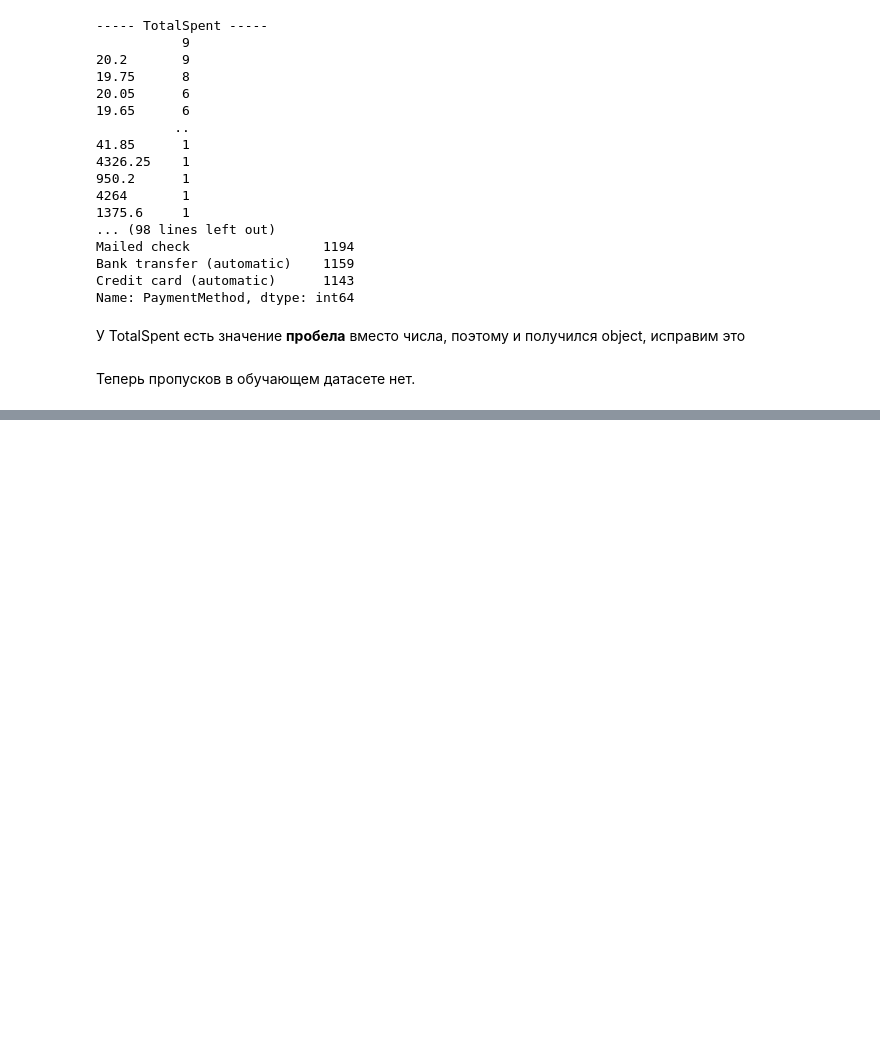
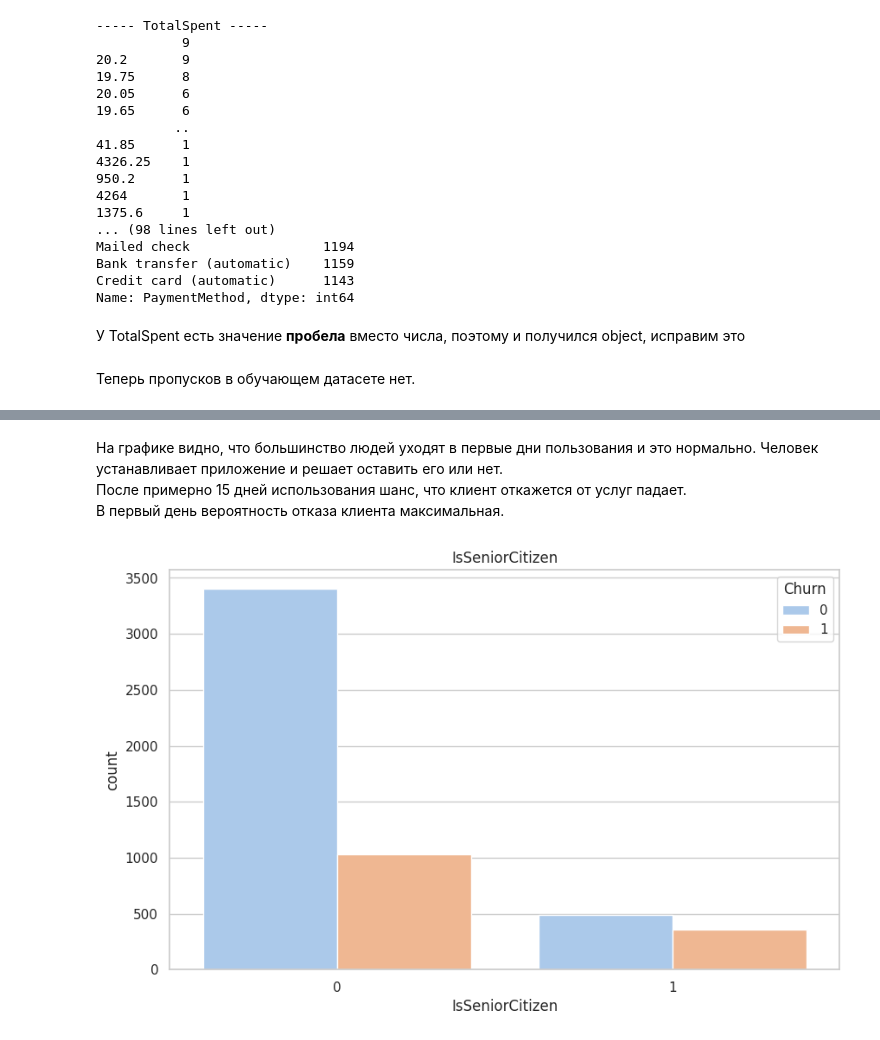
Before and after one commit to 1mmo/data-analysis-handbook, a Jupyter notebook: solved problems/churn_prediction.ipynb, the cells around one changed output, grey strips where cells are left out. Saved outputs shown, nothing was run; the diff lists cells and outputs as text; code cells hidden in the pictures; blank space fills up the shorter version.

```diff
--- a/solved problems/churn_prediction.ipynb
+++ b/solved problems/churn_prediction.ipynb
@@ -251,0 +271,8 @@ for i in range(len(numerical_columns)):
+# %% [markdown]
+На графике видно, что большинство людей уходят в первые дни пользования и это нормально. Человек устанавливает приложение и решает оставить его или нет.<br>
+После примерно 15 дней использования шанс, что клиент откажется от услуг падает. <br>
+В первый день вероятность отказа клиента максимальная.<br>
+# %%
+get_hist(name_feature='IsSeniorCitizen', size1=10, size2=6)
+# %% [output]
+[figure, added]
```
Also changed, not shown: parts of 58 cells of this notebook.
